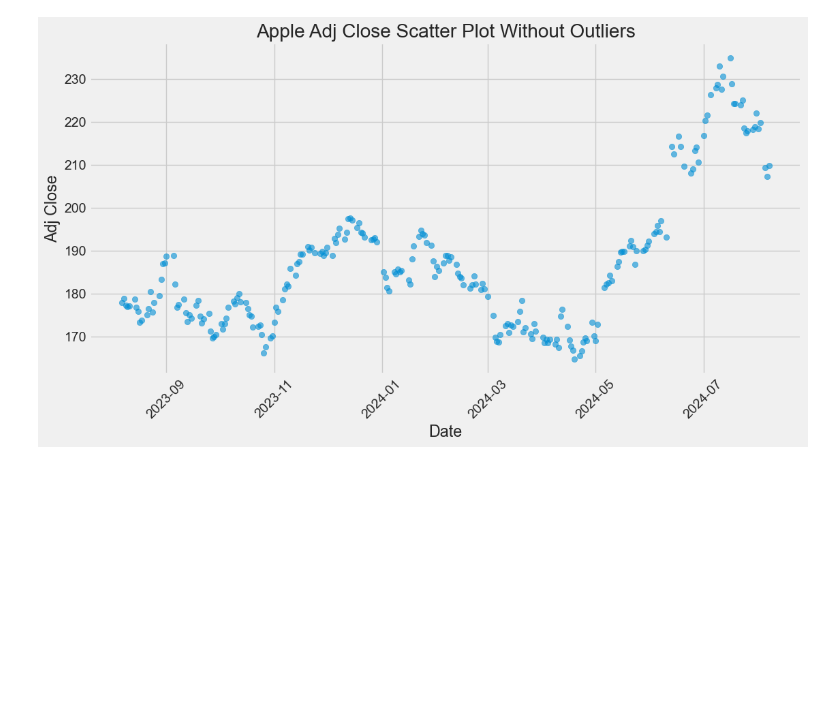
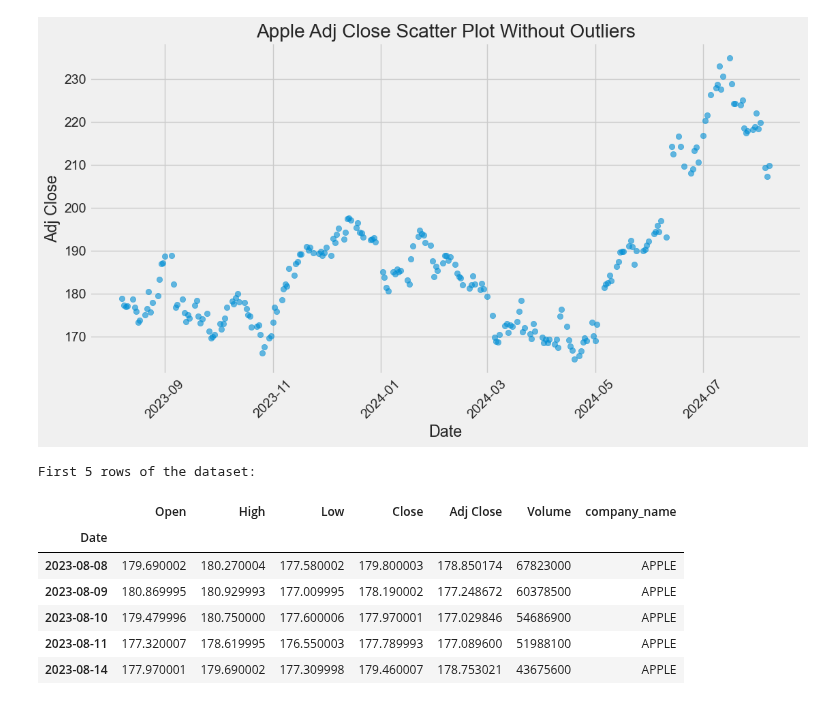
Before and after one commit to sonmarttt/StockAI, a Jupyter notebook: Stock.ipynb, the cells around one changed output. Cells and saved outputs as stored; diff of their text form; code cells hidden in the pictures; blank space fills up the shorter version.

```diff
--- a/Stock.ipynb
+++ b/Stock.ipynb
@@ -249,3 +249,16 @@ for column in numerical_columns:
 [figure]
 [figure]
 [figure]
+# %%
+# Display the first few rows of the dataset to understand its structure
+print("First 5 rows of the dataset:")
+df.head()
+# %% [output]
+First 5 rows of the dataset:
+|  | Open | High | Low | Close | Adj Close | Volume | company_name |
+| Date |  |  |  |  |  |  |  |
+| 2023-08-08 | 179.690002 | 180.270004 | 177.580002 | 179.800003 | 178.850174 | 67823000 | APPLE |
+| 2023-08-09 | 180.869995 | 180.929993 | 177.009995 | 178.190002 | 177.248672 | 60378500 | APPLE |
+| 2023-08-10 | 179.479996 | 180.750000 | 177.600006 | 177.970001 | 177.029846 | 54686900 | APPLE |
+| 2023-08-11 | 177.320007 | 178.619995 | 176.550003 | 177.789993 | 177.089600 | 51988100 | APPLE |
+| 2023-08-14 | 177.970001 | 179.690002 | 177.309998 | 179.460007 | 178.753021 | 43675600 | APPLE |
```
Also changed, not shown: parts of 10 cells of this notebook.
